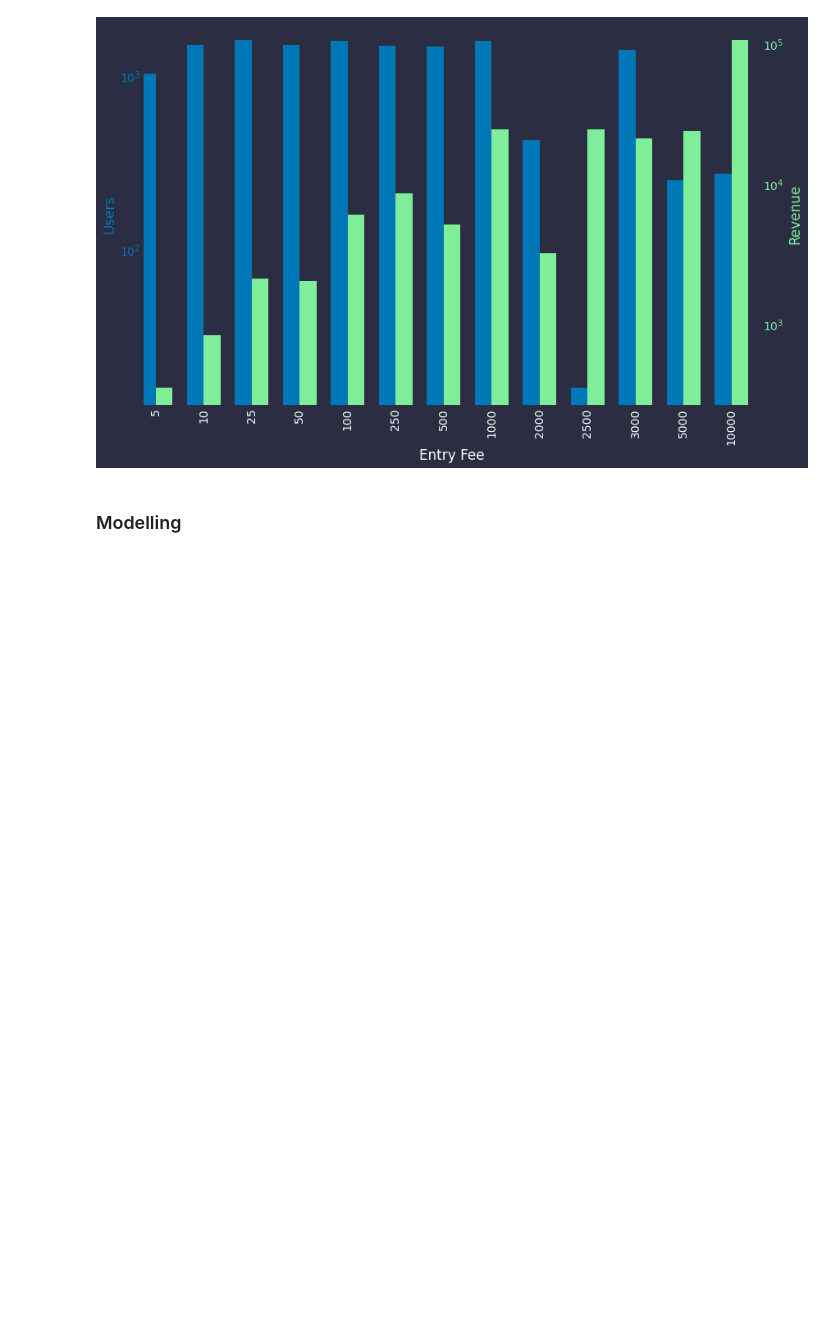
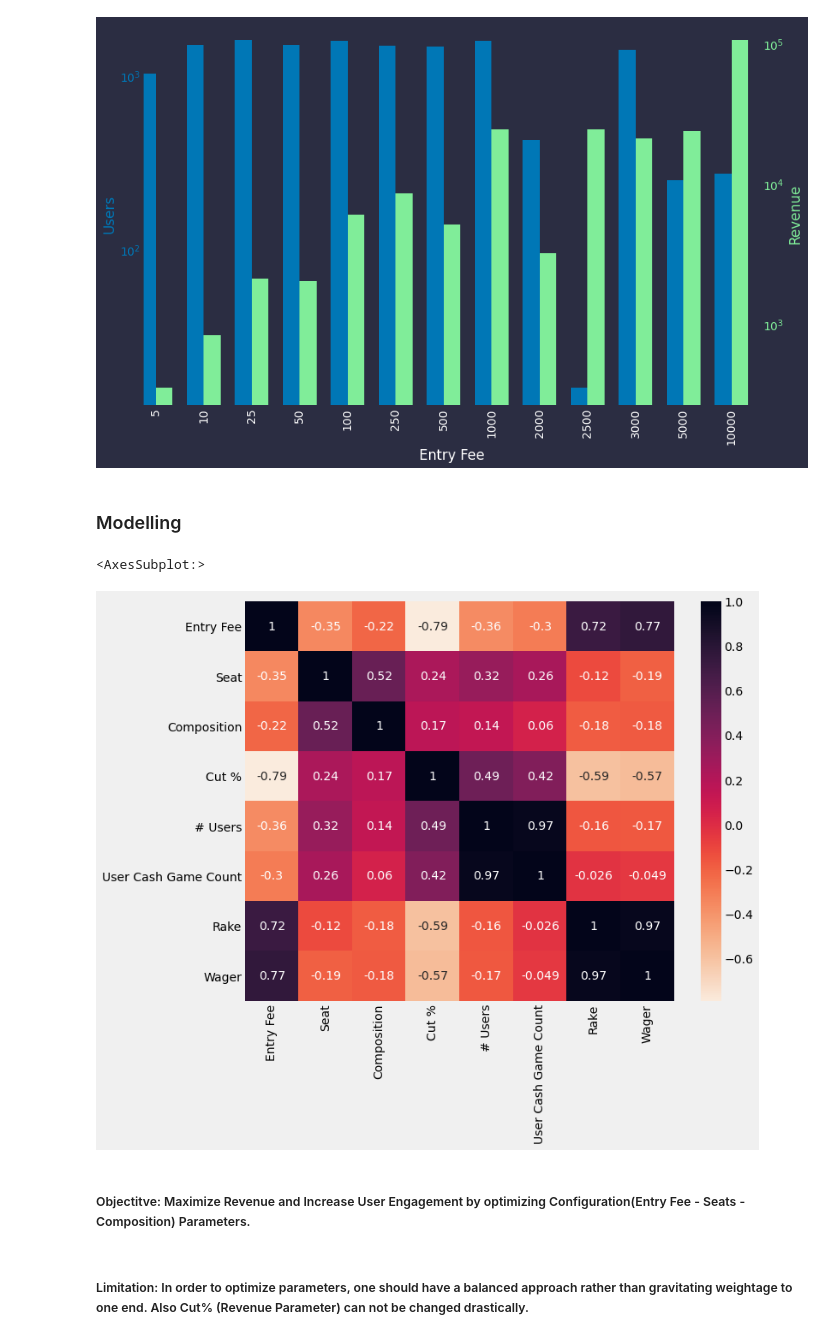
Before and after one commit to probablyvivek/Rummy, a Jupyter notebook: Analysis.ipynb, the cells around one changed output. Cells and saved outputs as stored; diff of their text form; code cells hidden in the pictures; blank space fills up the shorter version.

Commit message:
Correlation Matrix Added

```diff
--- a/Analysis.ipynb
+++ b/Analysis.ipynb
@@ -285,0 +270,17 @@ user_cash_game_count = df1['User Cash Game Count'].unique()
+# %%
+#Correlation Matrix after removing the categorical variables
+df2 = df1.drop(['Day', 'Unnamed: 9'], axis=1)
+
+#Correlation Matrix
+corr = df2.corr()
+
+#plotting the heatmap
+plt.figure(figsize=(10,8))
+sns.heatmap(corr, annot=True, cmap='rocket_r')
+# %% [output]
+<AxesSubplot:>
+[figure, added]
+# %% [markdown]
+##### Objectitve: Maximize Revenue and Increase User Engagement by optimizing Configuration(Entry Fee - Seats - Composition) Parameters.
+# %% [markdown]
+##### Limitation: In order to optimize parameters, one should have a balanced approach rather than gravitating weightage to one end. Also Cut% (Revenue Parameter) can not be changed drastically.
```
Also changed, not shown: parts of 4 cells of this notebook.
